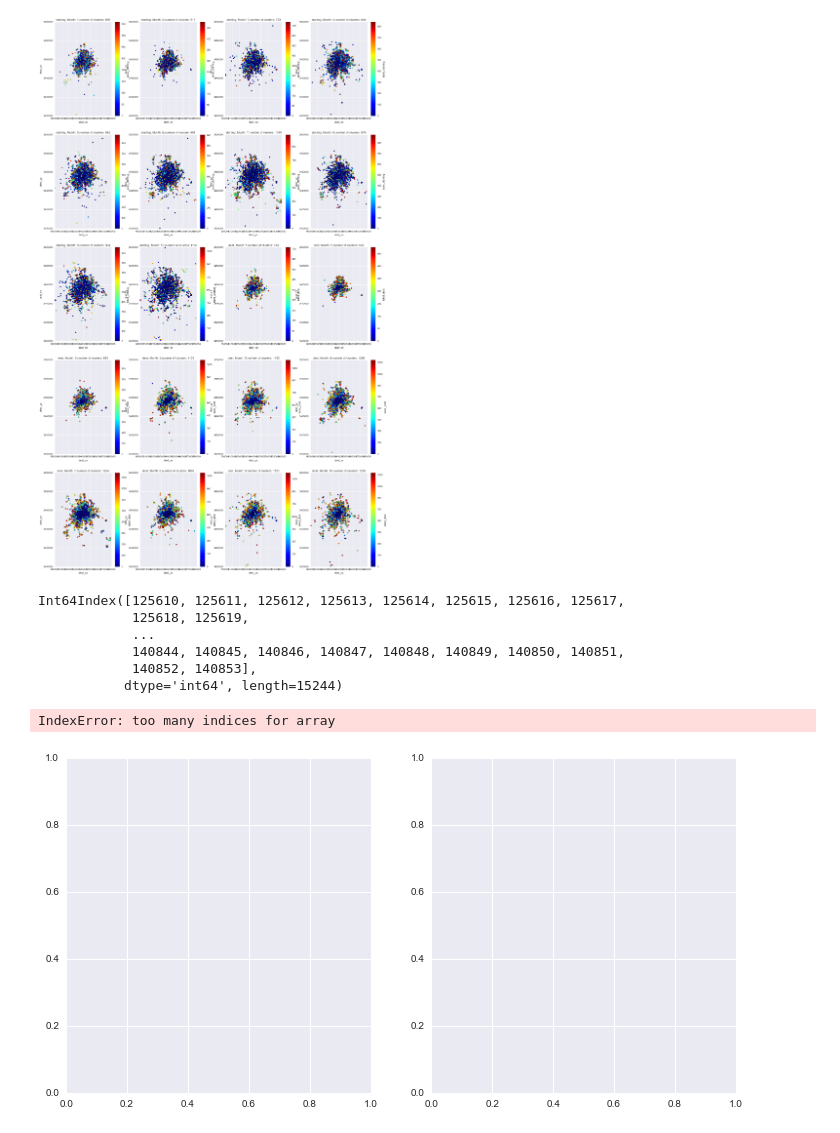
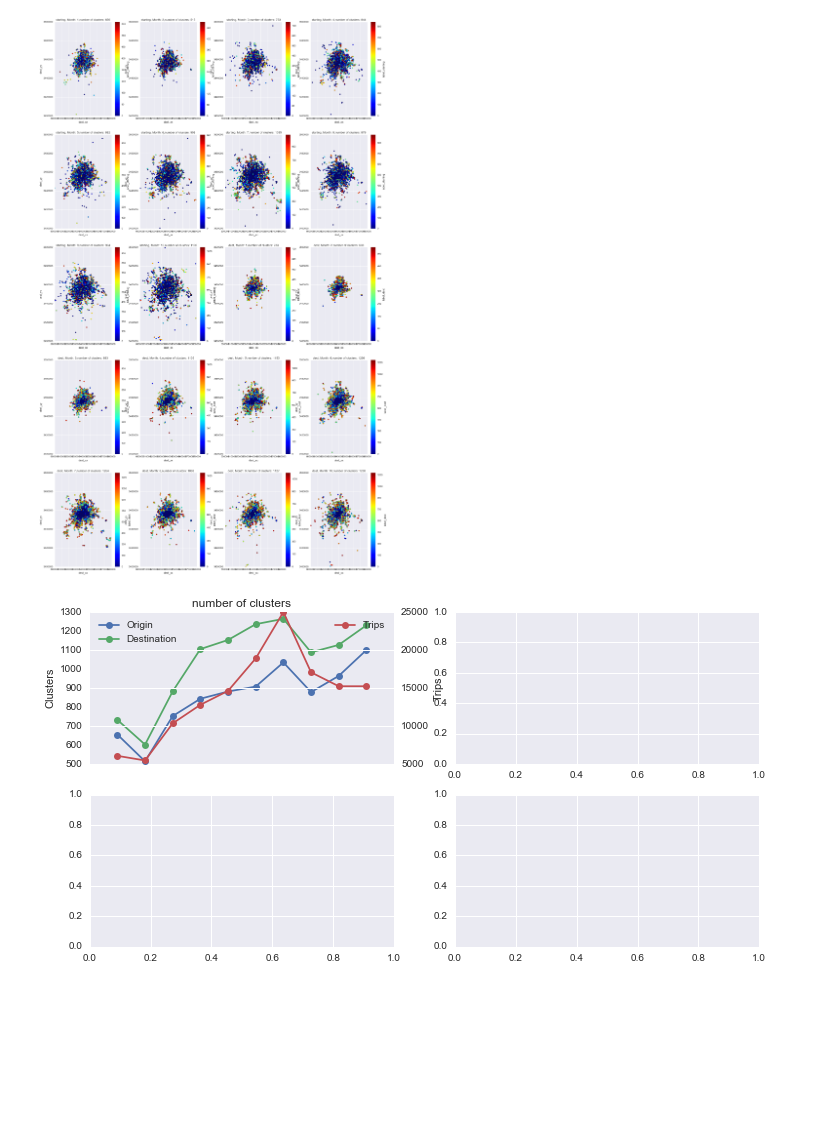
Before and after one commit to yangju-90/DiDi_IACP, a Jupyter notebook: code/Sample_the_data.ipynb, the cells around one changed output. Saved outputs shown, nothing was run; the diff lists cells and outputs as text; code cells hidden in the pictures; blank space fills up the shorter version.

```diff
--- a/code/Sample_the_data.ipynb
+++ b/code/Sample_the_data.ipynb
@@ -119,6 +119,7 @@ data_re['label_starting']=pd.Series()
 data_re['label_dest']=pd.Series()
 cluster_number = pd.DataFrame()
 cluster_number['month']=list(set(data_re['month'].tolist()))
+cluster_number.index=cluster_number['month']
 # %%
 fig, axes = plt.subplots(nrows=5, ncols=4,figsize=(24,40))
 for i in range(1,11):
@@ -127,6 +128,7 @@ for i in range(1,11):
     labels, n_clusters_, core_sample= db(sub,eps,min_samples,od)
     data_re.loc[data_re['month']==i,'label_%s'%od]=labels
     cluster_number.loc[cluster_number['month']==i,od]=n_clusters_
+    cluster_number.loc[cluster_number['month']==i,'trips'] = data_re.groupby('month').count().loc[i,'FID']
     sub = data_re.loc[data_re['month']==i]
     #######
     ax = sub[sub['label_%s'%od]!=-1].plot(x='dest_xx',y='dest_yy',kind='scatter',c='label_%s'%od,colormap='jet',ax = axes[int((i-1)/4),(i-1)%4]);
@@ -150,24 +152,31 @@ data_re.to_csv(r'../data/TNC_time_transit_with distance_resample_with_db_labels.
 #       % metrics.silhouette_score(X, labels))
 # %% [output]
 [figure]
-# %%
-sub.index
-# %% [output]
-Int64Index([125610, 125611, 125612, 125613, 125614, 125615, 125616, 125617,
-            125618, 125619,
-            ...
-            140844, 140845, 140846, 140847, 140848, 140849, 140850, 140851,
-            140852, 140853],
-           dtype='int64', length=15244)
-# %%
-## summary stats about the clusters
-## temporal change of number of clusters
-fig, axes = plt.subplots(nrows=1, ncols=2,figsize=(12,6))
-# ax1 = cluster_number.plot(x='month',y=['starting','dest'],title='number of O clusters',ax = axes[1,0])
-ax2 = cluster_number.plot(x='starting',y = 'dest',kind = 'scatter',ax = axes[0,1])
-# %% [output]
-IndexError: too many indices for array
-[figure, removed]
+# %%
+## summary stats about the clusters
+## temporal change of number of clusters
+import statsmodels.formula.api as sm
+result = sm.ols(formula="dest ~ starting", data=cluster_number).fit()
+cluster_number['dest_ols'] = result.predict()
+### plot
+fig, axes = plt.subplots(nrows=2, ncols=2,figsize=(12,6))
+ax1 = cluster_number[['starting','dest','trips']].plot(x=cluster_number.index,secondary_y='trips',style = '-o',title='number of clusters',ax = axes[0,0])
+ax1.legend(['Origin','Destination'],loc=2)
+ax1.right_ax.legend(['Trips'])
+ax1.set_xlim([0,11])
+ax1.set_xlabel('Month')
+ax1.set_ylabel('Clusters')
+ax1.right_ax.set_ylabel('Trips')
+
+# ax2 = cluster_number.plot(x='trips',y = 'starting',kind = 'scatter',style ='ro',ax = axes[0,1],title = 'Relationship between number of origin and destination clusters')
+# # cluster_number.plot(x='trips',y = 'dest',kind = 'scatter',style ='k',ax = axes[0,1],title = 'Relationship between number of origin and destination clusters')
+# # cluster_number.plot(x='starting',y='dest_ols',ax = axes[0,1],linewidth =1)
+# ax2.legend(['Linear fit'],loc=2)
+# ax2.set_xlabel('Number of origin clusters')
+# ax2.set_ylabel('Number of destination clusters')
+fig.savefig(r'../plots/number_of_clusters',dpi=300,bbox_inches='tight')
+# %% [output]
+[figure, added]
 # %%
 mem_start = data_re[data_re['label_starting']!=-1]
 size = mem_start[mem_start['month']==10].groupby('label_starting').count()['starting_xx']
```
Also changed, not shown: parts of 4 cells of this notebook, 1 other file.
